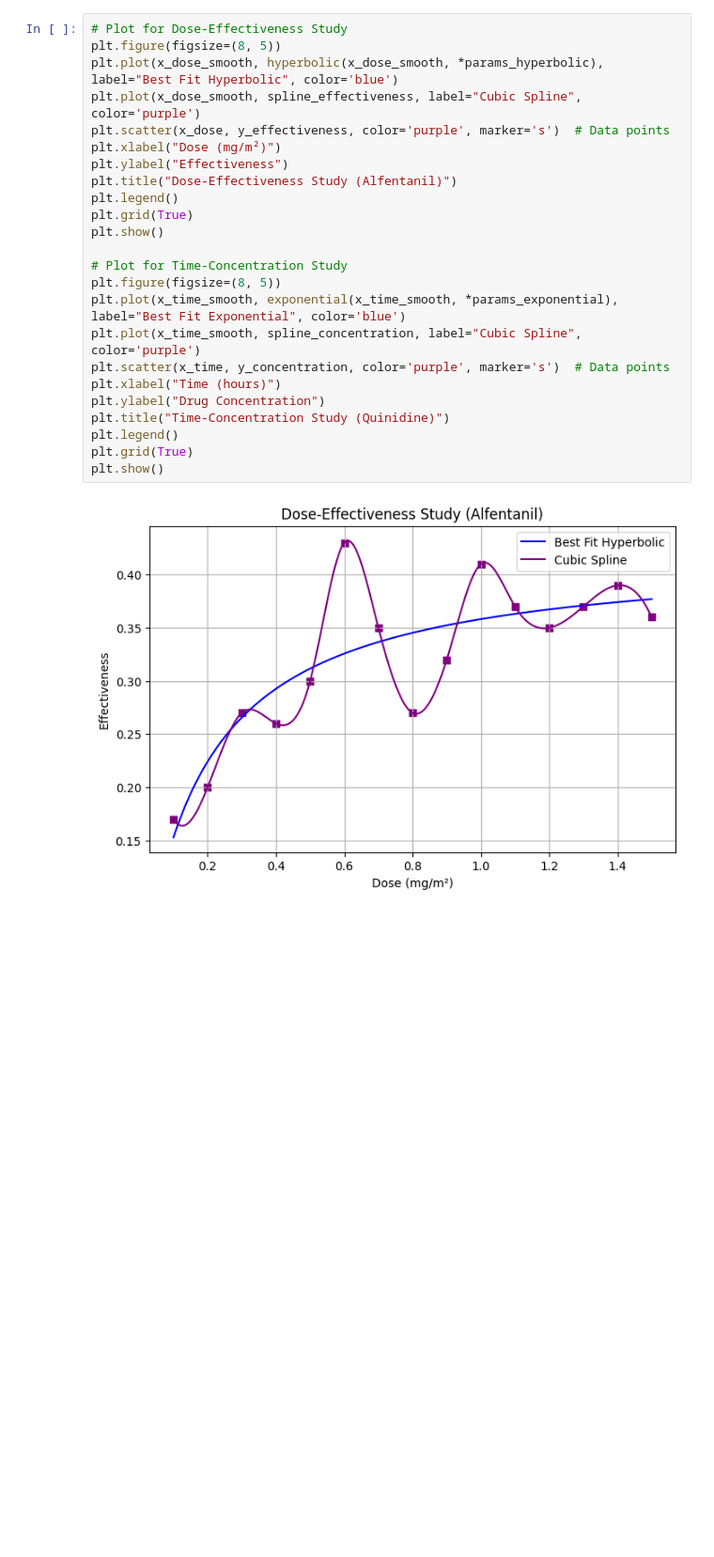
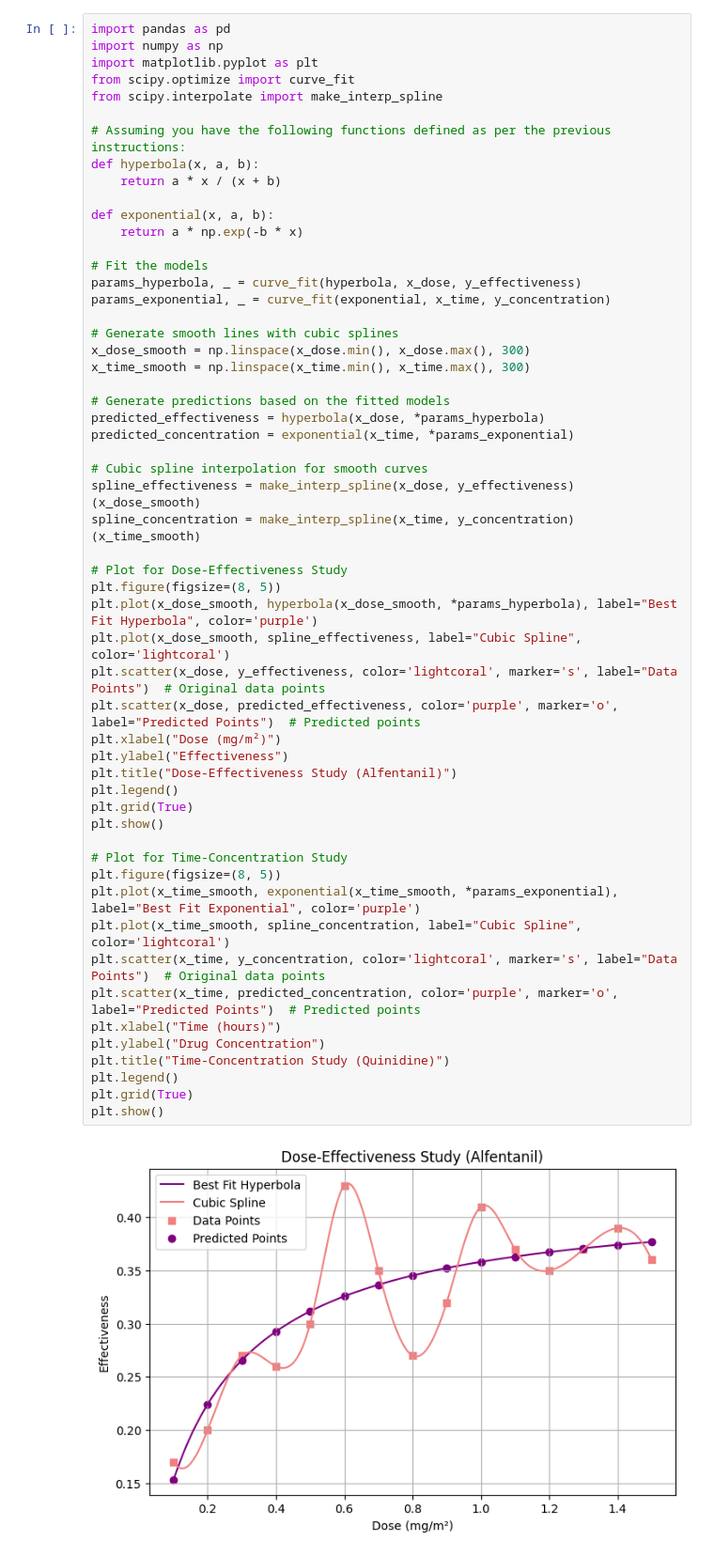
Before and after one commit to winati17/ml-in-medicine, a Jupyter notebook: ch-66.ipynb, the cells around one changed output. Shown at 94% size. Saved outputs shown, nothing was run; the diff lists cells and outputs as text; blank space fills up the shorter version.

```diff
--- a/ch-66.ipynb
+++ b/ch-66.ipynb
@@ -167,26 +143,57 @@ spline_concentration = make_interp_spline(x_time, y_concentration)(x_time_smooth
 # %%
+import pandas as pd
+import numpy as np
+import matplotlib.pyplot as plt
+from scipy.optimize import curve_fit
+from scipy.interpolate import make_interp_spline
+
+# Assuming you have the following functions defined as per the previous instructions:
+def hyperbola(x, a, b):
+    return a * x / (x + b)
+
+def exponential(x, a, b):
+    return a * np.exp(-b * x)
+
+# Fit the models
+params_hyperbola, _ = curve_fit(hyperbola, x_dose, y_effectiveness)
+params_exponential, _ = curve_fit(exponential, x_time, y_concentration)
+
+# Generate smooth lines with cubic splines
+x_dose_smooth = np.linspace(x_dose.min(), x_dose.max(), 300)
+x_time_smooth = np.linspace(x_time.min(), x_time.max(), 300)
+
+# Generate predictions based on the fitted models
+predicted_effectiveness = hyperbola(x_dose, *params_hyperbola)
+predicted_concentration = exponential(x_time, *params_exponential)
+
+# Cubic spline interpolation for smooth curves
+spline_effectiveness = make_interp_spline(x_dose, y_effectiveness)(x_dose_smooth)
+spline_concentration = make_interp_spline(x_time, y_concentration)(x_time_smooth)
+
 # Plot for Dose-Effectiveness Study
 plt.figure(figsize=(8, 5))
-plt.plot(x_dose_smooth, hyperbolic(x_dose_smooth, *params_hyperbolic), label="Best Fit Hyperbolic", color='blue')
-plt.plot(x_dose_smooth, spline_effectiveness, label="Cubic Spline", color='purple')
-plt.scatter(x_dose, y_effectiveness, color='purple', marker='s')  # Data points
+plt.plot(x_dose_smooth, hyperbola(x_dose_smooth, *params_hyperbola), label="Best Fit Hyperbola", color='purple')
+plt.plot(x_dose_smooth, spline_effectiveness, label="Cubic Spline", color='lightcoral')
+plt.scatter(x_dose, y_effectiveness, color='lightcoral', marker='s', label="Data Points")  # Original data points
+plt.scatter(x_dose, predicted_effectiveness, color='purple', marker='o', label="Predicted Points")  # Predicted points
 plt.xlabel("Dose (mg/m²)")
 plt.ylabel("Effectiveness")
 plt.title("Dose-Effectiveness Study (Alfentanil)")
 plt.legend()
 plt.grid(True)
 plt.show()
 
 # Plot for Time-Concentration Study
 plt.figure(figsize=(8, 5))
-plt.plot(x_time_smooth, exponential(x_time_smooth, *params_exponential), label="Best Fit Exponential", color='blue')
-plt.plot(x_time_smooth, spline_concentration, label="Cubic Spline", color='purple')
-plt.scatter(x_time, y_concentration, color='purple', marker='s')  # Data points
+plt.plot(x_time_smooth, exponential(x_time_smooth, *params_exponential), label="Best Fit Exponential", color='purple')
+plt.plot(x_time_smooth, spline_concentration, label="Cubic Spline", color='lightcoral')
+plt.scatter(x_time, y_concentration, color='lightcoral', marker='s', label="Data Points")  # Original data points
+plt.scatter(x_time, predicted_concentration, color='purple', marker='o', label="Predicted Points")  # Predicted points
 plt.xlabel("Time (hours)")
 plt.ylabel("Drug Concentration")
 plt.title("Time-Concentration Study (Quinidine)")
 plt.legend()
 plt.grid(True)
 plt.show()
 # %% [output]
-[figure, old version]
+[figure, new version]
```
Also changed, not shown: parts of 11 cells of this notebook.
